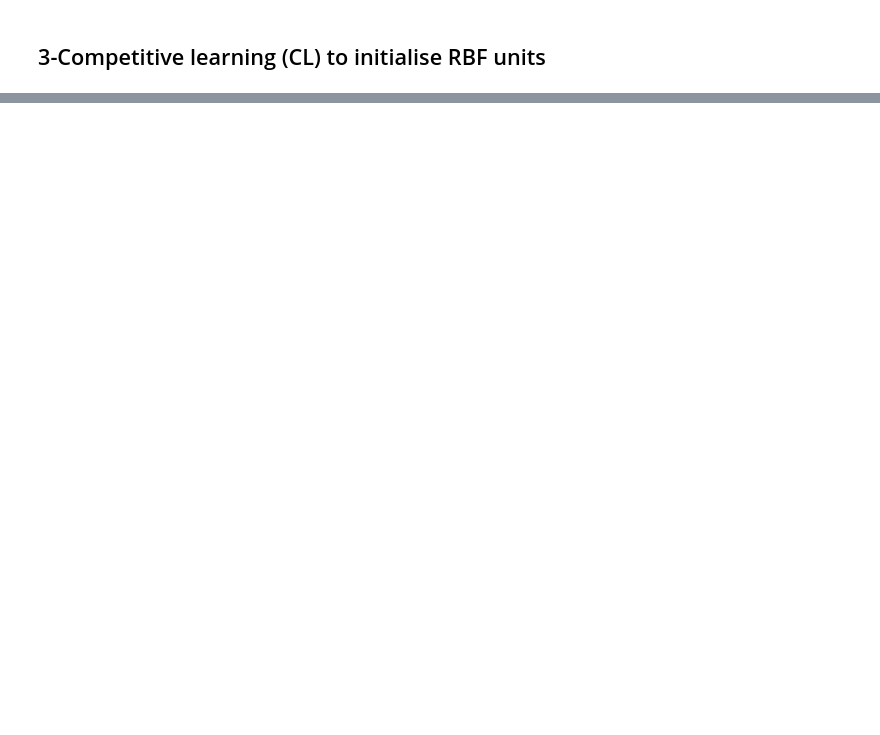
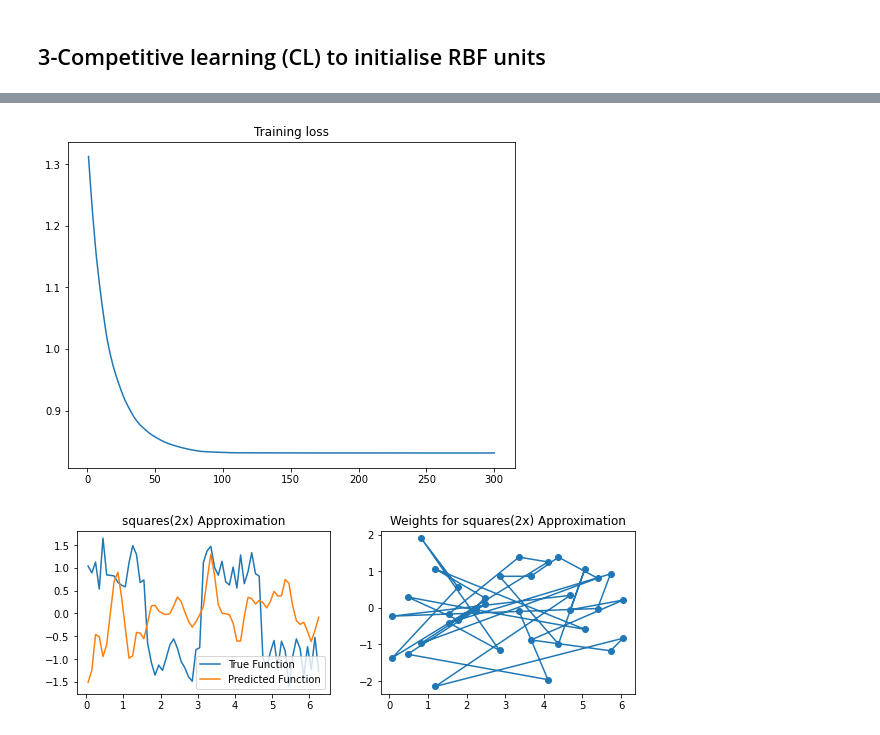
Before and after one commit to kyebinan/Deep_Learning_KTH, a Jupyter notebook: LAB2/notebook3.ipynb, the cells around one changed output, grey strips where cells are left out. Drawn from its saved outputs; the diff is of its cells as text; code cells hidden in the pictures; blank space fills up the shorter version.

```diff
--- a/LAB2/notebook3.ipynb
+++ b/LAB2/notebook3.ipynb
@@ -365,0 +409,8 @@ Num RBF Units: 35, Variance: 0.5, Error1: 0.2881417868016387, Error2: 0.38785576
+# %%
+network = rbf.RBFNetwork(rbf_nodes_cl, variance=0.1)
+network.delta_rule(X_train[:, np.newaxis], y2_train[:, np.newaxis], epochs=300, lr=0.01, plot=True)
+y2_pred = network.make_prediction(X_test[:, np.newaxis])
+network.plot_prediction(X_test, y2_test, y2_pred, title="squares(2x)")
+# %% [output]
+[figure, added]
+[figure, added]
```
Also changed, not shown: parts of 10 cells of this notebook, 1 other file.
